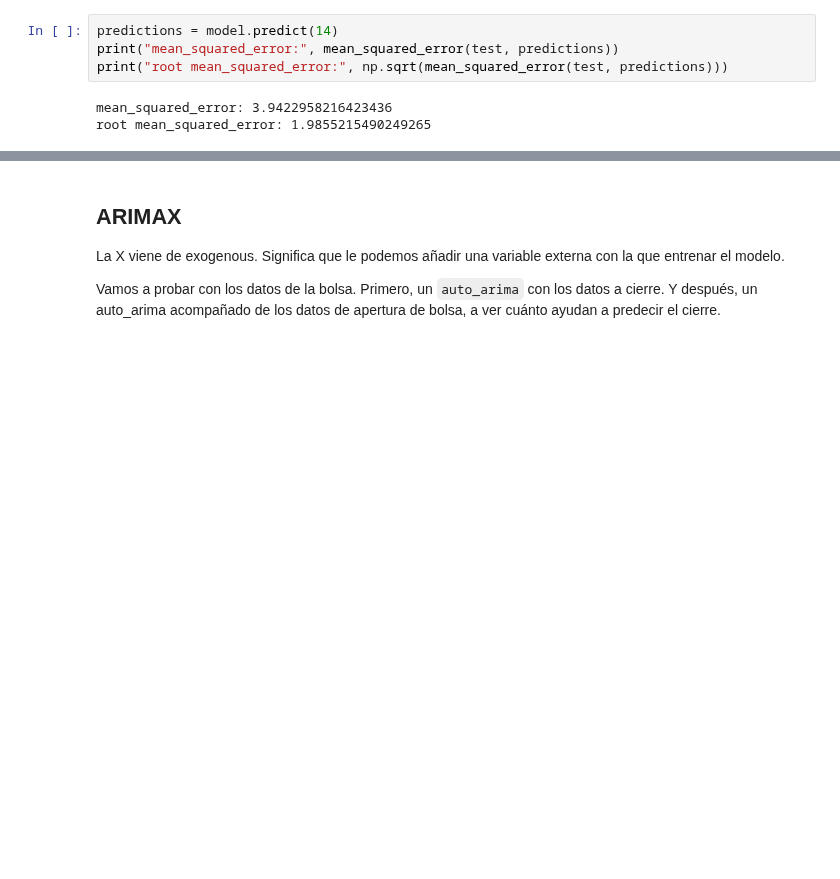
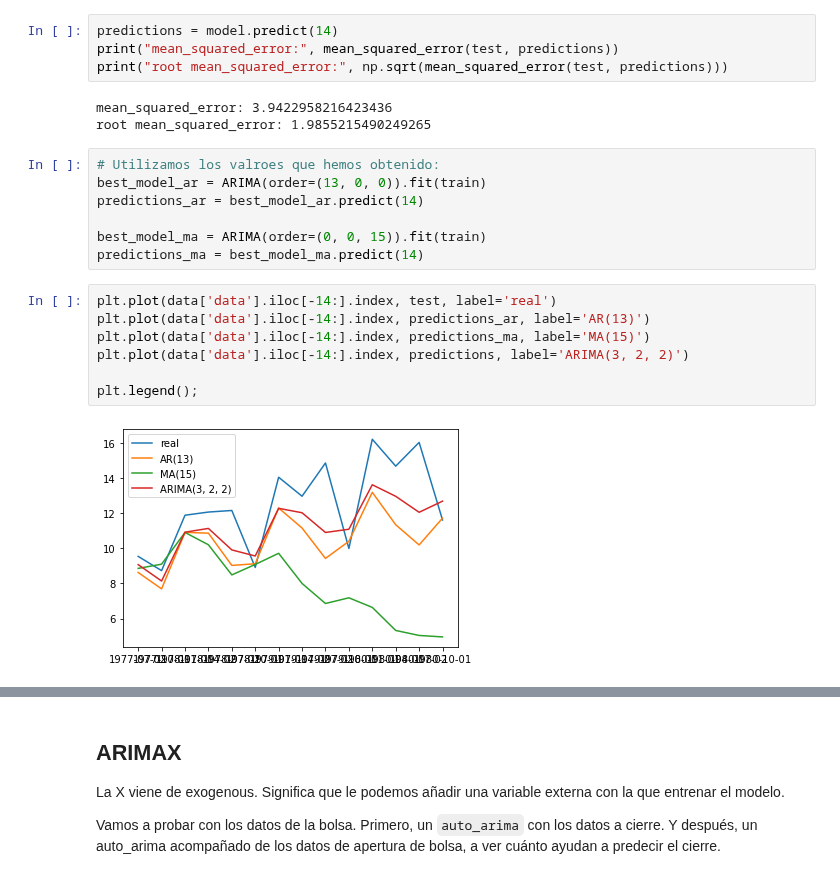
Before and after one commit to franciscocanon-thebridge/bootcamp_thebridge_PTSep20, a Jupyter notebook: Bloque 3 - Machine Learning/03_Time_Series/03_ARIMA.ipynb, the cells around one changed output, grey strips where cells are left out. Drawn from its saved outputs; the diff is of its cells as text; blank space fills up the shorter version.

Commit message:
ARIMA

```diff
--- a/Bloque 3 - Machine Learning/03_Time_Series/03_ARIMA.ipynb
+++ b/Bloque 3 - Machine Learning/03_Time_Series/03_ARIMA.ipynb
@@ -385,3 +387,19 @@ print("root mean_squared_error:", np.sqrt(mean_squared_error(test, predictions))
 # %% [output]
 mean_squared_error: 3.9422958216423436
 root mean_squared_error: 1.9855215490249265
+# %%
+# Utilizamos los valroes que hemos obtenido:
+best_model_ar = ARIMA(order=(13, 0, 0)).fit(train)
+predictions_ar = best_model_ar.predict(14)
+
+best_model_ma = ARIMA(order=(0, 0, 15)).fit(train)
+predictions_ma = best_model_ma.predict(14)
+# %%
+plt.plot(data['data'].iloc[-14:].index, test, label='real')
+plt.plot(data['data'].iloc[-14:].index, predictions_ar, label='AR(13)')
+plt.plot(data['data'].iloc[-14:].index, predictions_ma, label='MA(15)')
+plt.plot(data['data'].iloc[-14:].index, predictions, label='ARIMA(3, 2, 2)')
+
+plt.legend();
+# %% [output]
+[figure, added]
```
Also changed, not shown: parts of 26 cells of this notebook, 7 other files.
